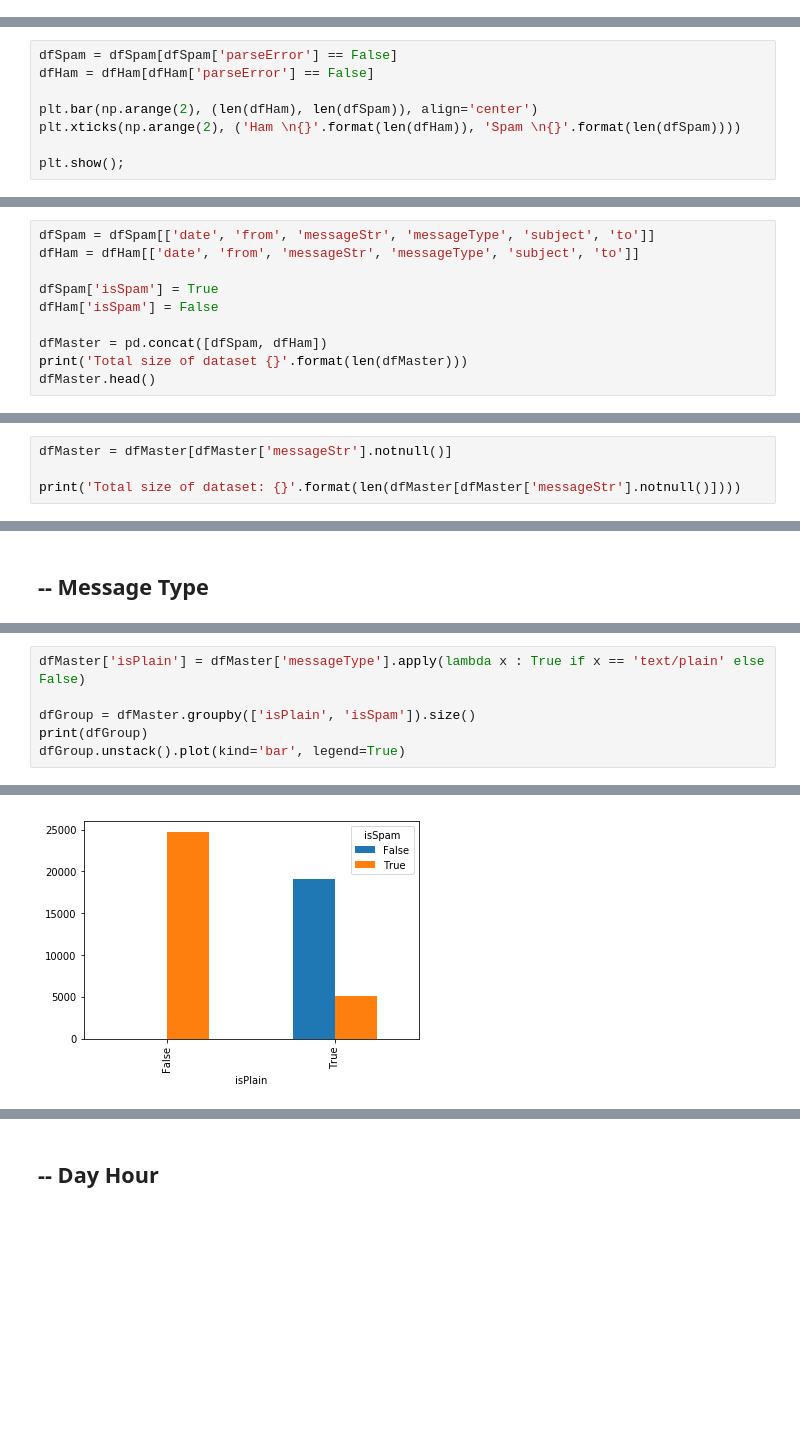
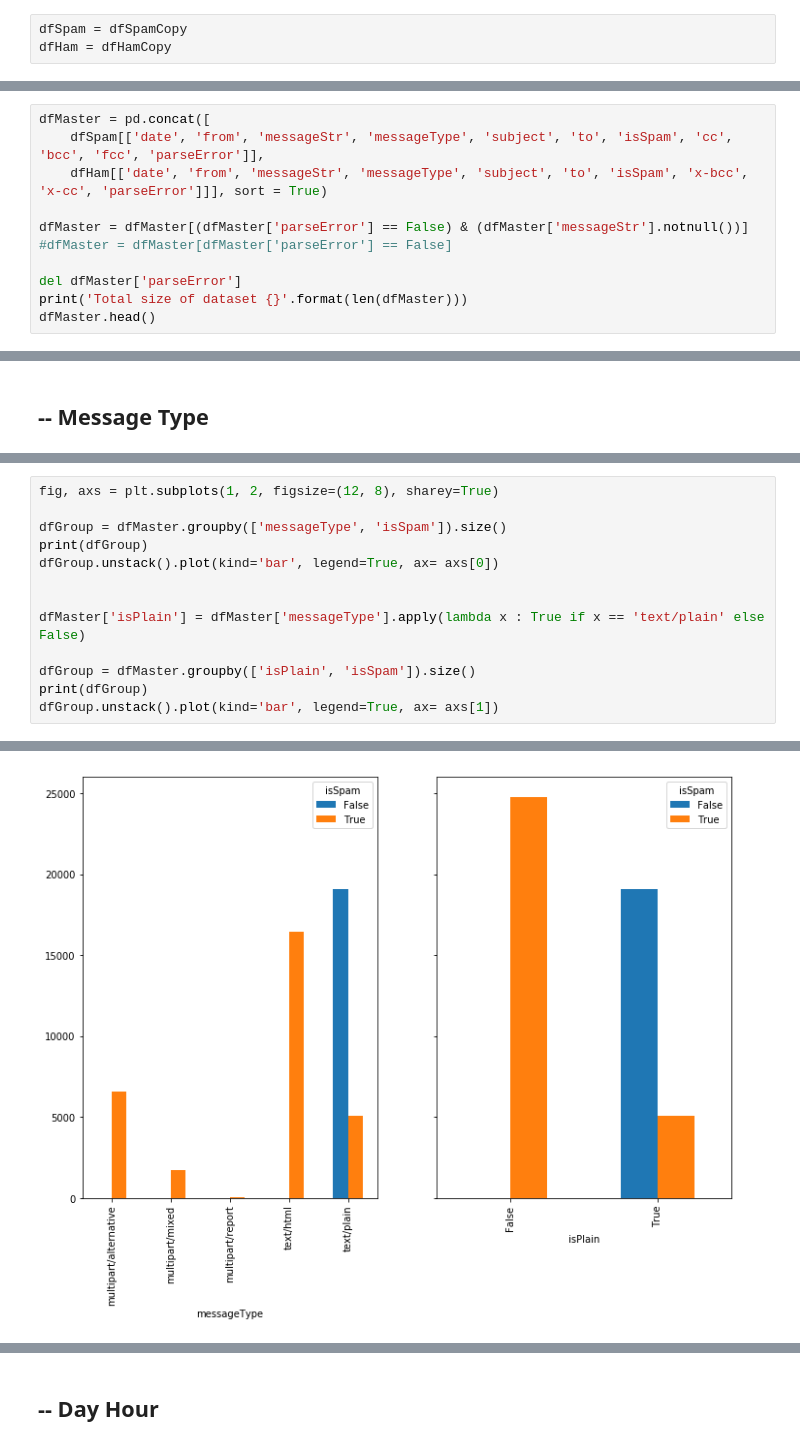
Before and after one commit to cordeiroph/SpamEmailClassifier, a Jupyter notebook: SpamEmailClassifier2.ipynb, the cells around one changed output, grey strips where cells are left out. Saved outputs shown, nothing was run; the diff lists cells and outputs as text; blank space fills up the shorter version.

```diff
--- a/SpamEmailClassifier2.ipynb
+++ b/SpamEmailClassifier2.ipynb
@@ -287,3 +293,6 @@ dfHam = createDf(hamPath)
+# %%
+dfSpam = dfSpamCopy
+dfHam = dfHamCopy
 # %% [markdown]
 # Dataset Visualisation and Preparation
 # %% [markdown]
@@ -392,8 +651,0 @@ plt.show();
-# %%
-dfSpam = dfSpam[dfSpam['parseError'] == False]
-dfHam = dfHam[dfHam['parseError'] == False]
-
-plt.bar(np.arange(2), (len(dfHam), len(dfSpam)), align='center')
-plt.xticks(np.arange(2), ('Ham \n{}'.format(len(dfHam)), 'Spam \n{}'.format(len(dfSpam))))
-
-plt.show();
@@ -404,11 +654,12 @@ plt.show();
 # %%
-dfSpam = dfSpam[['date', 'from', 'messageStr', 'messageType', 'subject', 'to']]
-dfHam = dfHam[['date', 'from', 'messageStr', 'messageType', 'subject', 'to']]
+dfMaster = pd.concat([
+    dfSpam[['date', 'from', 'messageStr', 'messageType', 'subject', 'to', 'isSpam', 'cc', 'bcc', 'fcc', 'parseError']],
+    dfHam[['date', 'from', 'messageStr', 'messageType', 'subject', 'to', 'isSpam', 'x-bcc', 'x-cc', 'parseError']]], sort = True)
 
-dfSpam['isSpam'] = True
-dfHam['isSpam'] = False
+dfMaster = dfMaster[(dfMaster['parseError'] == False) & (dfMaster['messageStr'].notnull())]
+#dfMaster = dfMaster[dfMaster['parseError'] == False]
 
-dfMaster = pd.concat([dfSpam, dfHam])
+del dfMaster['parseError']
 print('Total size of dataset {}'.format(len(dfMaster)))
 dfMaster.head()
 # %% [output]
@@ -466,4 +672,0 @@ del dfMaster['msgIsNull']
-# %%
-dfMaster = dfMaster[dfMaster['messageStr'].notnull()]
-
-print('Total size of dataset: {}'.format(len(dfMaster[dfMaster['messageStr'].notnull()])))
@@ -542,7 +715,14 @@ dtype: int64
 # %%
+fig, axs = plt.subplots(1, 2, figsize=(12, 8), sharey=True)
+
+dfGroup = dfMaster.groupby(['messageType', 'isSpam']).size()
+print(dfGroup)
+dfGroup.unstack().plot(kind='bar', legend=True, ax= axs[0])
+
+
 dfMaster['isPlain'] = dfMaster['messageType'].apply(lambda x : True if x == 'text/plain' else False)
 
 dfGroup = dfMaster.groupby(['isPlain', 'isSpam']).size()
 print(dfGroup)
-dfGroup.unstack().plot(kind='bar', legend=True)
+dfGroup.unstack().plot(kind='bar', legend=True, ax= axs[1])
 # %% [output]
@@ -549,10 +737,10 @@ dfGroup.unstack().plot(kind='bar', legend=True)
 isPlain  isSpam
 False    True      24774
 True     False     19079
          True       5075
 dtype: int64
 <matplotlib.axes._subplots.AxesSubplot at 0x...>
-[figure, old version]
+[figure, new version]
 # %% [markdown]
 #### Conclusion
 
```
Also changed, not shown: parts of 73 cells of this notebook.
